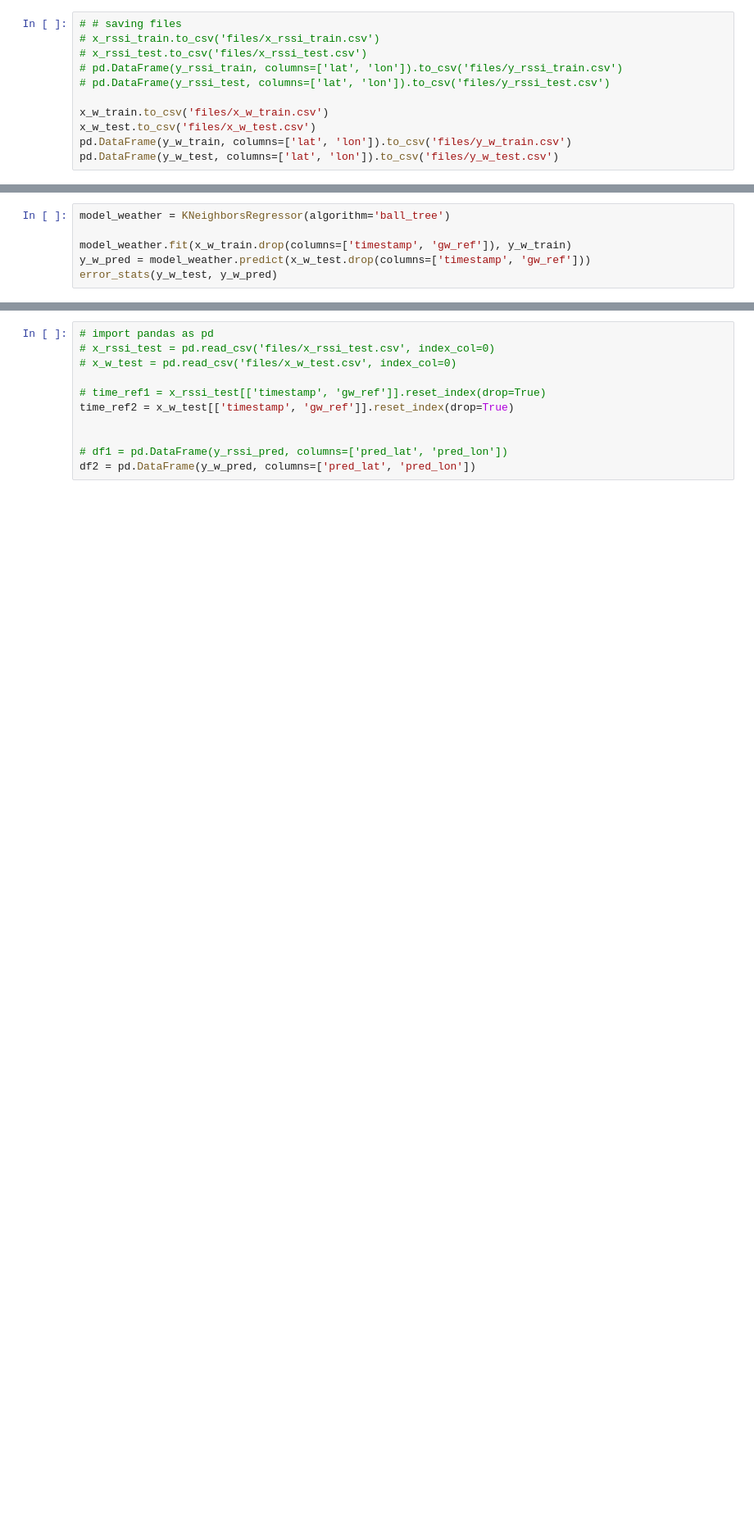
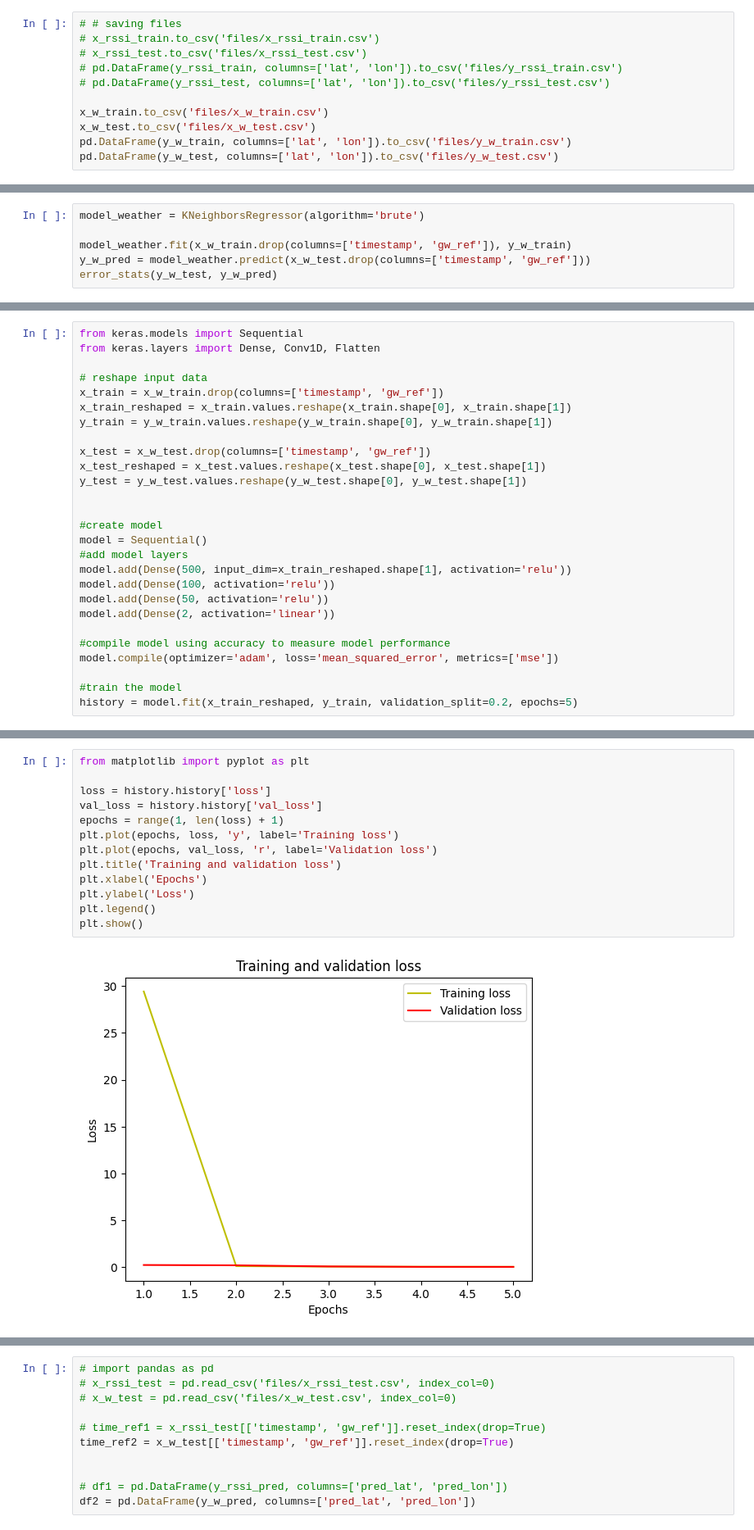
Before and after one commit to sudipbarua/Localization-leveraging-LoRaWAN, a Jupyter notebook: RSSI_fingerprinting/model_train_test.ipynb, the cells around one changed output, grey strips where cells are left out. Shown at 82% size. Saved outputs shown, nothing was run; the diff lists cells and outputs as text; blank space fills up the shorter version.

```diff
--- a/RSSI_fingerprinting/model_train_test.ipynb
+++ b/RSSI_fingerprinting/model_train_test.ipynb
@@ -55,5 +117,5 @@ from performance_eval import error_stats
 # %%
-model_weather = KNeighborsRegressor(algorithm='ball_tree')
+model_weather = KNeighborsRegressor(algorithm='brute')
 
 model_weather.fit(x_w_train.drop(columns=['timestamp', 'gw_ref']), y_w_train)
 y_w_pred = model_weather.predict(x_w_test.drop(columns=['timestamp', 'gw_ref']))
@@ -62,0 +135,27 @@ error_stats(y_w_test, y_w_pred)
+# %%
+from keras.models import Sequential
+from keras.layers import Dense, Conv1D, Flatten
+
+# reshape input data
+x_train = x_w_train.drop(columns=['timestamp', 'gw_ref'])
+x_train_reshaped = x_train.values.reshape(x_train.shape[0], x_train.shape[1])
+y_train = y_w_train.values.reshape(y_w_train.shape[0], y_w_train.shape[1])
+
+x_test = x_w_test.drop(columns=['timestamp', 'gw_ref'])
+x_test_reshaped = x_test.values.reshape(x_test.shape[0], x_test.shape[1])
+y_test = y_w_test.values.reshape(y_w_test.shape[0], y_w_test.shape[1])
+
+
+#create model
+model = Sequential()
+#add model layers
+model.add(Dense(500, input_dim=x_train_reshaped.shape[1], activation='relu'))
+model.add(Dense(100, activation='relu'))
+model.add(Dense(50, activation='relu'))
+model.add(Dense(2, activation='linear'))
+
+#compile model using accuracy to measure model performance
+model.compile(optimizer='adam', loss='mean_squared_error', metrics=['mse'])
+
+#train the model
+history = model.fit(x_train_reshaped, y_train, validation_split=0.2, epochs=5)
@@ -62,0 +192,15 @@ error_stats(y_w_test, y_w_pred)
+# %%
+from matplotlib import pyplot as plt
+
+loss = history.history['loss']
+val_loss = history.history['val_loss']
+epochs = range(1, len(loss) + 1)
+plt.plot(epochs, loss, 'y', label='Training loss')
+plt.plot(epochs, val_loss, 'r', label='Validation loss')
+plt.title('Training and validation loss')
+plt.xlabel('Epochs')
+plt.ylabel('Loss')
+plt.legend()
+plt.show()
+# %% [output]
+[figure, added]
```
Also changed, not shown: parts of 15 cells of this notebook, 2 other files.
